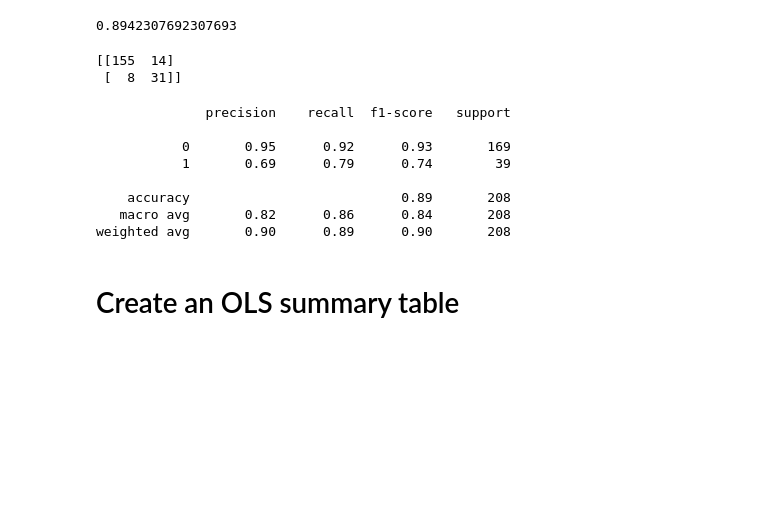
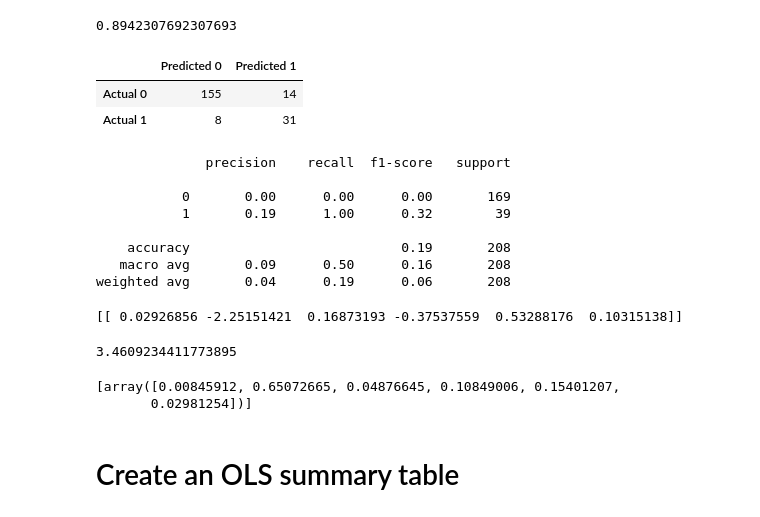
Before and after one commit to lgonzales1/California-School-Success, a Jupyter notebook: Logistic ML Model.ipynb, the cells around one changed output. Cells and saved outputs as stored; diff of their text form; code cells hidden in the pictures; blank space fills up the shorter version.

```diff
--- a/Logistic ML Model.ipynb
+++ b/Logistic ML Model.ipynb
@@ -246,5 +256,4 @@ Training Data Score: 0.8816425120772947
 Testing Data Score: 0.8942307692307693
 # %%
 # Print coefficients.
-classifier.fit(X / np.std(X, 0), y)
 print(classifier.coef_)
@@ -267,11 +279,17 @@ print(accuracy_score(y_test, y_pred))
 # %%
 # Create confusion matrix.
 from sklearn.metrics import confusion_matrix, classification_report
 matrix = confusion_matrix(y_test, y_pred)
-print(matrix)
+
+# Create a DataFrame from the confusion matrix.
+matrix_df = pd.DataFrame(
+    matrix, index=["Actual 0", "Actual 1"], columns=["Predicted 0", "Predicted 1"])
+
+matrix_df
 # %% [output]
-[[155  14]
- [  8  31]]
+|  | Predicted 0 | Predicted 1 |
+| Actual 0 | 155 | 14 |
+| Actual 1 | 8 | 31 |
 # %%
 # Print the classification report.
 report = classification_report(y_test, y_pred)
@@ -279,12 +297,34 @@ print(report)
 # %% [output]
               precision    recall  f1-score   support
 
-           0       0.95      0.92      0.93       169
-           1       0.69      0.79      0.74        39
+           0       0.00      0.00      0.00       169
+           1       0.19      1.00      0.32        39
 
-    accuracy                           0.89       208
-   macro avg       0.82      0.86      0.84       208
-weighted avg       0.90      0.89      0.90       208
+    accuracy                           0.19       208
+   macro avg       0.09      0.50      0.16       208
+weighted avg       0.04      0.19      0.06       208
+# %%
+# Print coefficients to find feature importance.
+print(classifier.coef_)
+# %% [output]
+[[ 0.02926856 -2.25151421  0.16873193 -0.37537559  0.53288176  0.10315138]]
+# %%
+# Find the weights to calculate feature importance.
+weights = classifier.coef_
+abs_weights = np.abs(weights)
+sum_weights = sum(abs_weights)
+sum(sum_weights)
+# %% [output]
+3.4609234411773895
+# %%
+# Calculate feature importance.
+quotients = []
+for element in abs_weights:
+    quotients.append(element / 3.46)
+print(quotients)
+# %% [output]
+[array([0.00845912, 0.65072665, 0.04876645, 0.10849006, 0.15401207,
+       0.02981254])]
 # %% [markdown]
 # Create an OLS summary table
 # %%
```
Also changed, not shown: parts of 10 cells of this notebook, 7 other files.
